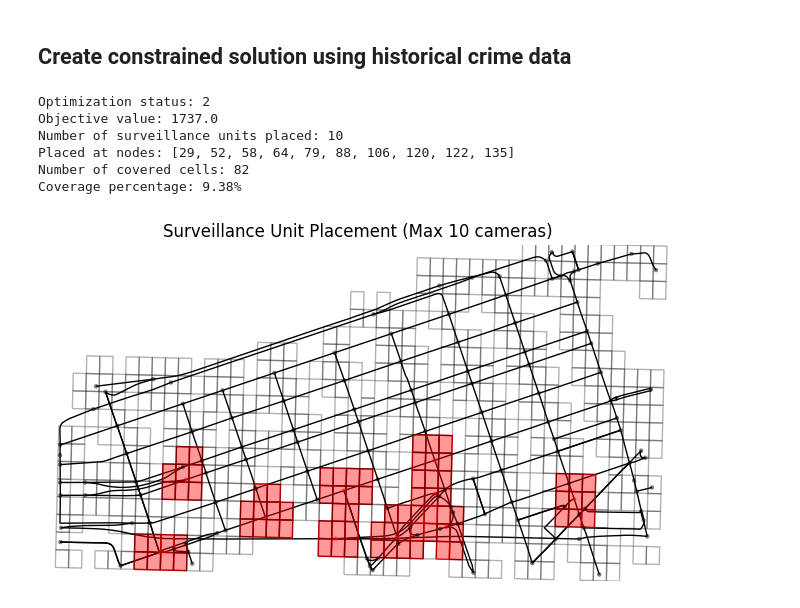
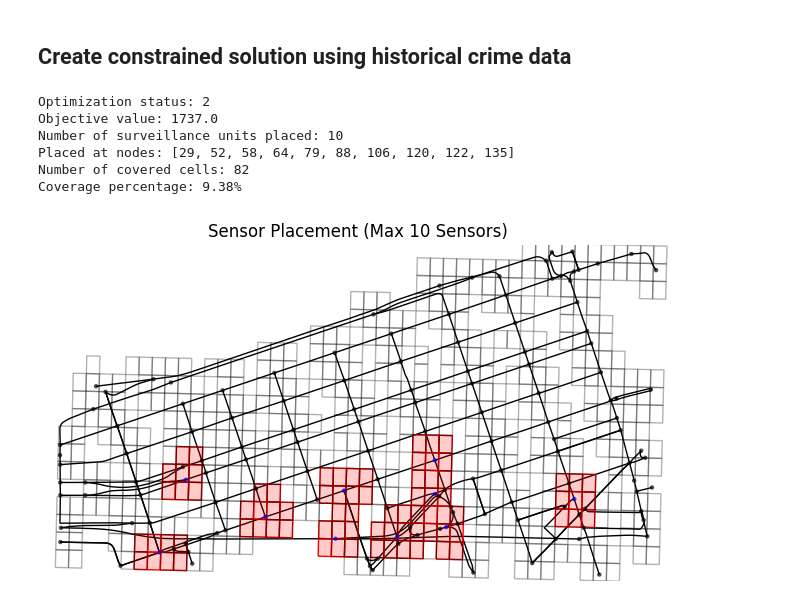
Before and after one commit to rklanac/CodeMetal_Hackathon_2025, a Jupyter notebook: Hackathon_Deliverable.ipynb, the cells around one changed output. Saved outputs shown, nothing was run; the diff lists cells and outputs as text; code cells hidden in the pictures.

```diff
--- a/Hackathon_Deliverable.ipynb
+++ b/Hackathon_Deliverable.ipynb
@@ -204,3 +221,19 @@ m.optimize()
 selected_cells = [cell_id for cell_id in range(len(grid_cells)) if z[cell_id].x > 0.5]
 # Create a new GeoDataFrame for the selected grid cells
 unconstrained_cells = grid_cells.iloc[selected_cells].copy()
+# plot selected nodes
+fig, ax = ox.plot_graph(
+    G_grid,
+    node_size=10,
+    edge_linewidth=1,
+    bgcolor='white',  # or '#FFFFFF'
+    edge_color='black',  # or '#000000'
+    node_color='blue',  # or '#000000'
+    show=False,
+    close=False
+)
+# Plot grid cells
+unconstrained_cells.boundary.plot(ax=ax, color='red', alpha=0.5)
+unconstrained_cells.plot(ax=ax, color='red', alpha=0.2)
+# Plot the points
+grid_cells.boundary.plot(ax=ax, color='grey', markersize=5, alpha=0.1)
@@ -340,35 +376,36 @@ if m.status == GRB.OPTIMAL or m.status == GRB.TIME_LIMIT:
     print(f"Number of covered cells: {len(covered_cells)}")
     print(f"Coverage percentage: {len(covered_cells)/len(grid_cells)*100:.2f}%")
 
     # Plot the results
     fig, ax = ox.plot_graph(
         G_grid,
-        node_color=['r' if node in placed_units else 'black' for node in G_grid.nodes],
+        node_color=['blue' if node in placed_units else 'black' for node in G_grid.nodes],
         node_zorder=3,
-        node_alpha= 0.5,
+        node_alpha= 0.7,
         edge_linewidth=1,
+        edge_alpha= 1,
         node_size=10,
         bgcolor='white',
         edge_color='black',
         show=False,
         close=False
     )
 
     # Plot the grid cells that are covered
     covered_cells_geom = grid_cells.iloc[covered_cells].geometry
     covered_cells_geom.boundary.plot(ax=ax, color='red',linewidth=1)
     # shade the covered cells
-    covered_cells_geom.plot(ax=ax, color='red', alpha=0.4)
+    covered_cells_geom.plot(ax=ax, color='red', alpha=0.2)
     unconstrained_cells.boundary.plot(ax=ax, color='black', alpha=0.3, linewidth=1)
-    plt.title(f"Surveillance Unit Placement (Max {MAX_CAMERAS} cameras)")
+    plt.title(f"Sensor Placement (Max {MAX_CAMERAS} Sensors)")
     plt.show()
 else:
     print(f"Optimization failed with status: {m.status}")
 # %% [output]
 Optimization status: 2
 Objective value: 1737.0
 Number of surveillance units placed: 10
 Placed at nodes: [29, 52, 58, 64, 79, 88, 106, 120, 122, 135]
 Number of covered cells: 82
 Coverage percentage: 9.38%
-[figure, old version]
+[figure, new version]
```
Also changed, not shown: parts of 3 cells of this notebook.
